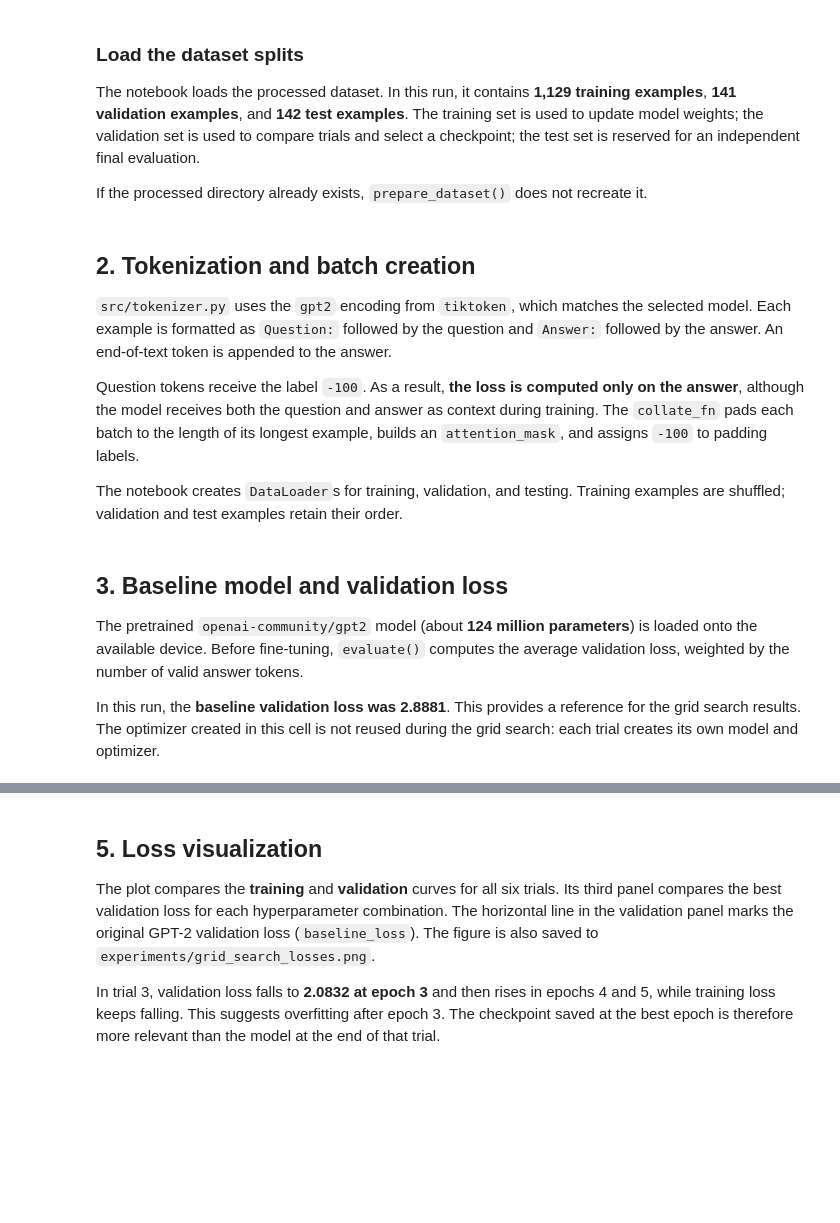
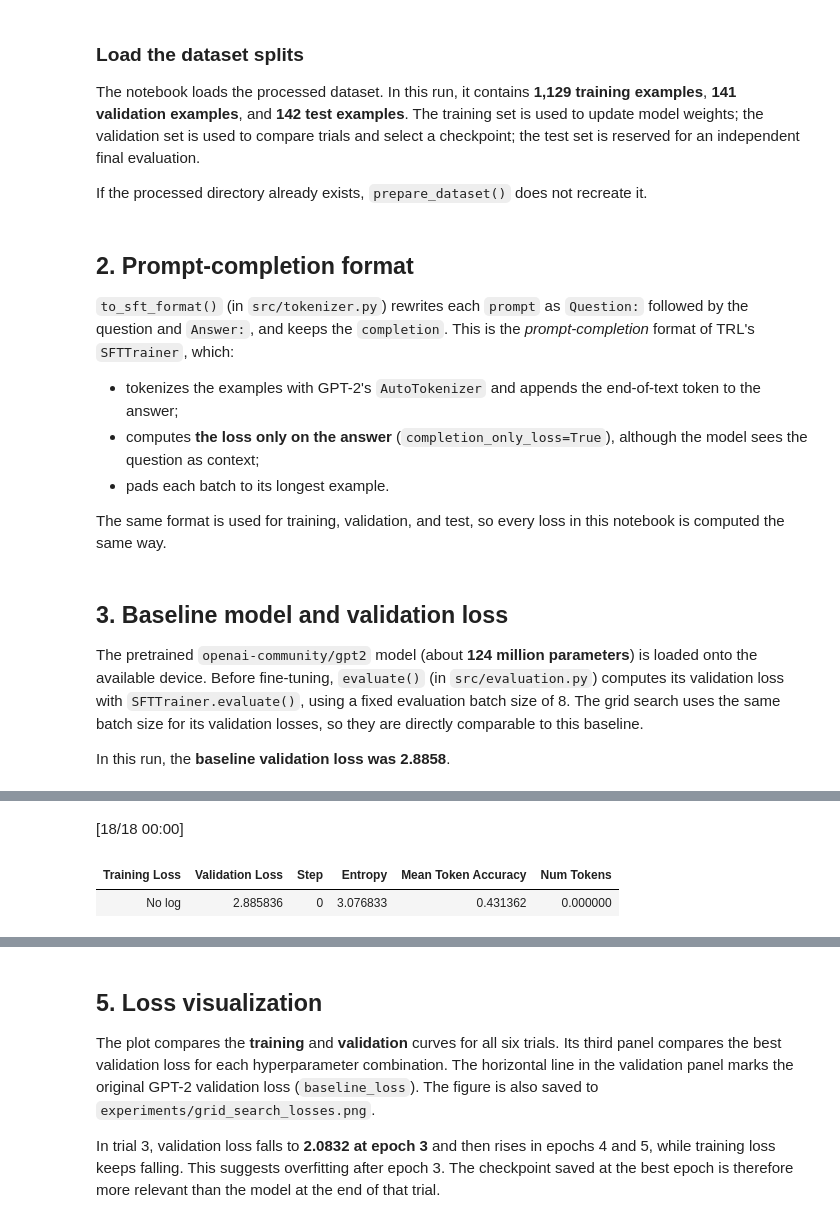
Before and after one commit to WagnerTPedrosa/medllm-finetuning, a Jupyter notebook: fpft.ipynb, the cells around one changed output, grey strips where cells are left out. Saved outputs shown, nothing was run; the diff lists cells and outputs as text; code cells hidden in the pictures; blank space fills up the shorter version.

```diff
--- a/fpft.ipynb
+++ b/fpft.ipynb
@@ -16,7 +18,9 @@ The `prepare_dataset()` function in `src/dataset_preparation.py` processes the `
 
 This step cleans and splits the data. **Data augmentation is not implemented** in the current version.
 # %%
+from src.config import load_config
 from src.dataset_preparation import prepare_dataset
 
-prepare_dataset()
+config = load_config("configs/gpt2_medtext.yaml")
+prepare_dataset(config)
 # %% [output]
@@ -35,9 +38,11 @@ train_data, val_data, test_data = load_medtext()
 # %% [markdown]
-## 2. Tokenization and batch creation
+## 2. Prompt-completion format
 
-`src/tokenizer.py` uses the `gpt2` encoding from `tiktoken`, which matches the selected model. Each example is formatted as `Question:` followed by the question and `Answer:` followed by the answer. An end-of-text token is appended to the answer.
+`to_sft_format()` (in `src/tokenizer.py`) rewrites each `prompt` as `Question:` followed by the question and `Answer:`, and keeps the `completion`. This is the *prompt-completion* format of TRL's `SFTTrainer`, which:
 
-Question tokens receive the label `-100`. As a result, **the loss is computed only on the answer**, although the model receives both the question and answer as context during training. The `collate_fn` pads each batch to the length of its longest example, builds an `attention_mask`, and assigns `-100` to padding labels.
+- tokenizes the examples with GPT-2's `AutoTokenizer` and appends the end-of-text token to the answer;
+- computes **the loss only on the answer** (`completion_only_loss=True`), although the model sees the question as context;
+- pads each batch to its longest example.
 
-The notebook creates `DataLoader`s for training, validation, and testing. Training examples are shuffled; validation and test examples retain their order.
+The same format is used for training, validation, and test, so every loss in this notebook is computed the same way.
 # %%
@@ -78,22 +54,29 @@ test_loader = DataLoader(
 # %% [markdown]
 ## 3. Baseline model and validation loss
 
-The pretrained `openai-community/gpt2` model (about **124 million parameters**) is loaded onto the available device. Before fine-tuning, `evaluate()` computes the average validation loss, weighted by the number of valid answer tokens.
+The pretrained `openai-community/gpt2` model (about **124 million parameters**) is loaded onto the available device. Before fine-tuning, `evaluate()` (in `src/evaluation.py`) computes its validation loss with `SFTTrainer.evaluate()`, using a fixed evaluation batch size of 8. The grid search uses the same batch size for its validation losses, so they are directly comparable to this baseline.
 
-In this run, the **baseline validation loss was 2.8881**. This provides a reference for the grid search results. The optimizer created in this cell is not reused during the grid search: each trial creates its own model and optimizer.
+In this run, the **baseline validation loss was 2.8858**.
 # %%
-from torch.optim import AdamW
-from src.gpt import load_model
+import math
+
+from transformers import AutoTokenizer
+from src.modeling import load_model
 from src.evaluation import evaluate
+from src.tracking import configure_tracking, log_evaluation
 
-# [Step 1 ] Load the model (in this case gpt2)
-# with the pretrained weights from the hugging face
-model, device = load_model("openai-community/gpt2")
+configure_tracking(config)
 
-# [Step 2] Create the optimizer
-optimizer = AdamW(model.parameters(), lr=2e-5, weight_decay=0.01)
+# [Step 1] Load the pretrained weights from Hugging Face
+model, device = load_model(config.model.model_id)
+tokenizer = AutoTokenizer.from_pretrained(config.model.model_id)
 
-# [Step 3] evaluate the model before the Fine tuning
-baseline_loss = evaluate(model, val_loader, device)
-print(f"Baseline validation loss: {baseline_loss:.4f}")
+# [Step 2] Evaluate the model before fine-tuning and record it in MLflow
+baseline_loss = evaluate(model, tokenizer, val_sft, config)
+log_evaluation(
+    config.model.model_id,
+    "validation",
+    {"loss": baseline_loss, "perplexity": math.exp(baseline_loss)},
+    config,
+)
 # %% [output]
@@ -104,3 +86,6 @@ Baseline validation loss: 2.8881
+[18/18 00:00]
+| Training Loss | Validation Loss | Step | Entropy | Mean Token Accuracy | Num Tokens |
+| No log | 2.885836 | 0 | 3.076833 | 0.431362 | 0.000000 |
 # %% [markdown]
 ## 4. Fine-tuning and hyperparameter search
 
```
Also changed, not shown: parts of 14 cells of this notebook, 38 other files.
